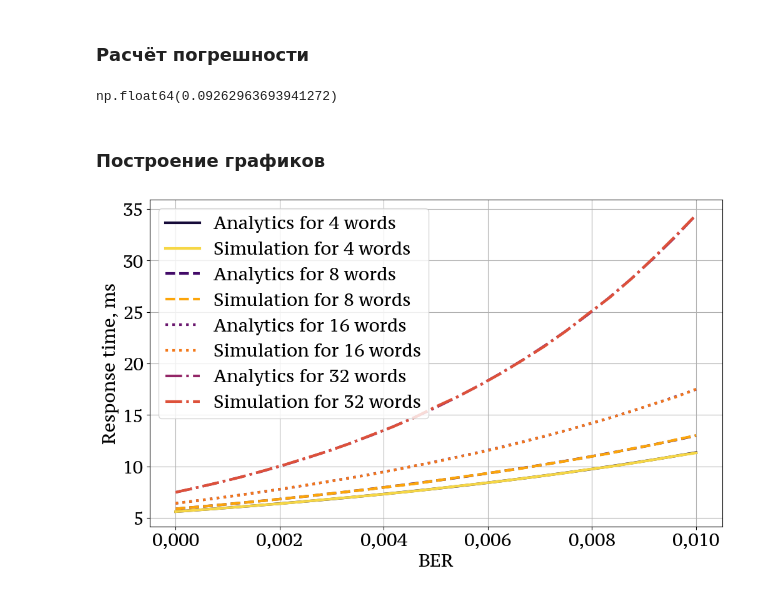
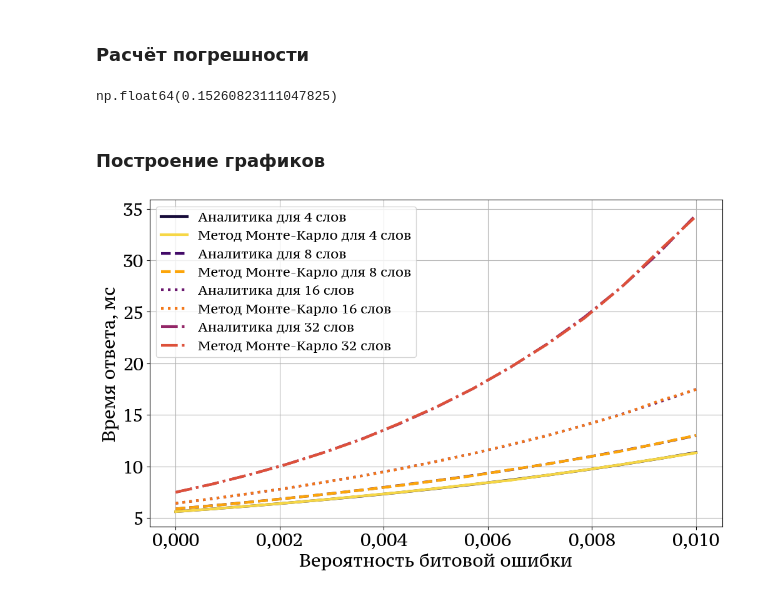
Before and after one commit to VilmenAbramian/simulation, a Jupyter notebook: pysim/experiments/analitical_graphs.ipynb, the cells around one changed output. Cells and saved outputs as stored; diff of their text form; code cells hidden in the pictures.

```diff
--- a/pysim/experiments/analitical_graphs.ipynb
+++ b/pysim/experiments/analitical_graphs.ipynb
@@ -60,13 +59,13 @@ from pysim.models.monte_carlo.mc import run_multiple_models
 ########################################################
 # Количество моделируемых точек (= имитационок)
 # Рекомендуемое количество от 15 до 30
-POINTS_NUMBER: int = 25
+POINTS_NUMBER: int = 15
 # ------------------------------------------------------
 BER: np.array = np.linspace(0, 0.01, num=POINTS_NUMBER)
 # ------------------------------------------------------
 # Количество повторов в одной симуляции (чем больше, тем выше точность)
 # Рекомендуемое количество от 15_000 до 50_000
-DEFAULT_MAX_TRANSMISSIONS: int = 30_000
+DEFAULT_MAX_TRANSMISSIONS: int = 15_000
 # ------------------------------------------------------
 delta: int = 1e-5 # с. Константа для рассчёта времени
 ########################################################
@@ -245,7 +244,7 @@ for i in range(len(words_numbers)):
 error_values = [abs((j-k)/j*100) for k, j in zip(analit_res_list[0], pp_res_list[0])]
 sum(error_values)/len(error_values)
 # %% [output]
-np.float64(0.09262963693941272)
+np.float64(0.15260823111047825)
 # %% [markdown]
 ### Построение графиков
 # %%
@@ -253,8 +252,8 @@ setup_matplotlib()
 # %%
 fig, ax = plt.subplots(figsize=(10, 6), layout='constrained')
 
-ax.set_xlabel('BER', fontsize=20)
-ax.set_ylabel('Response time, ms', fontsize=20)
+ax.set_xlabel('Вероятность битовой ошибки', fontsize=20)
+ax.set_ylabel('Время ответа, мс', fontsize=20)
 plt.tick_params(axis='both', which='major', labelsize=20)
 # ax.set_title(f'Reading time for {scenario}st scenario')
 
@@ -263,13 +262,13 @@ plt.tick_params(axis='both', which='major', labelsize=20)
 ax.plot(
     BER, analit_res_list[0],
     linewidth=3, linestyle='-',
-    label=f'Analytics for {words_numbers[0]} words',
+    label=f'Аналитика для {words_numbers[0]} слов',
     color=get_color(0.1)
 )
 ax.plot(
     BER, mc_res_list[0],
     linewidth=3, linestyle='-',
-    label=f'Simulation for {words_numbers[0]} words',
+    label=f'Метод Монте-Карло для {words_numbers[0]} слов',
     color=get_color(0.9)
 )
 # 2я пара
@@ -277,47 +276,47 @@ ax.plot(
 ax.plot(
     BER, analit_res_list[1],
     linewidth=3, linestyle='--',
-    label=f'Analytics for {words_numbers[1]} words',
+    label=f'Аналитика для {words_numbers[1]} слов',
     color=get_color(0.2)
 )
 
 ax.plot(
     BER, mc_res_list[1],
     linewidth=3, linestyle='--',
-    label=f'Simulation for {words_numbers[1]} words',
+    label=f'Метод Монте-Карло для {words_numbers[1]} слов',
     color=get_color(0.8)
 )
 # 3я пара
 # --------------------------------------
 ax.plot(
     BER, analit_res_list[2],
     linewidth=3, linestyle='dotted',
-    label=f'Analytics for {words_numbers[2]} words',
+    label=f'Аналитика для {words_numbers[2]} слов',
     color=get_color(0.3)
 )
 ax.plot(
     BER, mc_res_list[2],
     linewidth=3, linestyle='dotted',
-    label=f'Simulation for {words_numbers[2]} words',
+    label=f'Метод Монте-Карло {words_numbers[2]} слов',
     color=get_color(0.7)
 )
 # 4я пара
 # --------------------------------------
 ax.plot(
     BER, analit_res_list[3],
     linewidth=3, linestyle='dashdot',
-    label=f'Analytics for {words_numbers[3]} words',
+    label=f'Аналитика для {words_numbers[3]} слов',
     color=get_color(0.4)
 )
 ax.plot(
     BER, mc_res_list[3],
     linewidth=3, linestyle='dashdot',
-    label=f'Simulation for {words_numbers[3]} words',
+    label=f'Метод Монте-Карло {words_numbers[3]} слов',
     color=get_color(0.6)
 )
 # --------------------------------------
-plt.legend(prop={"size":20})
+plt.legend(prop={"size":15})
 plt.grid()
-plt.savefig(f'img/{scenario}_scenario_large')
+plt.savefig(f'img/{scenario}_scenario')
 # %% [output]
-[figure, old version]
+[figure, new version]
```
Also changed, not shown: parts of 2 cells of this notebook, 1 other file.
